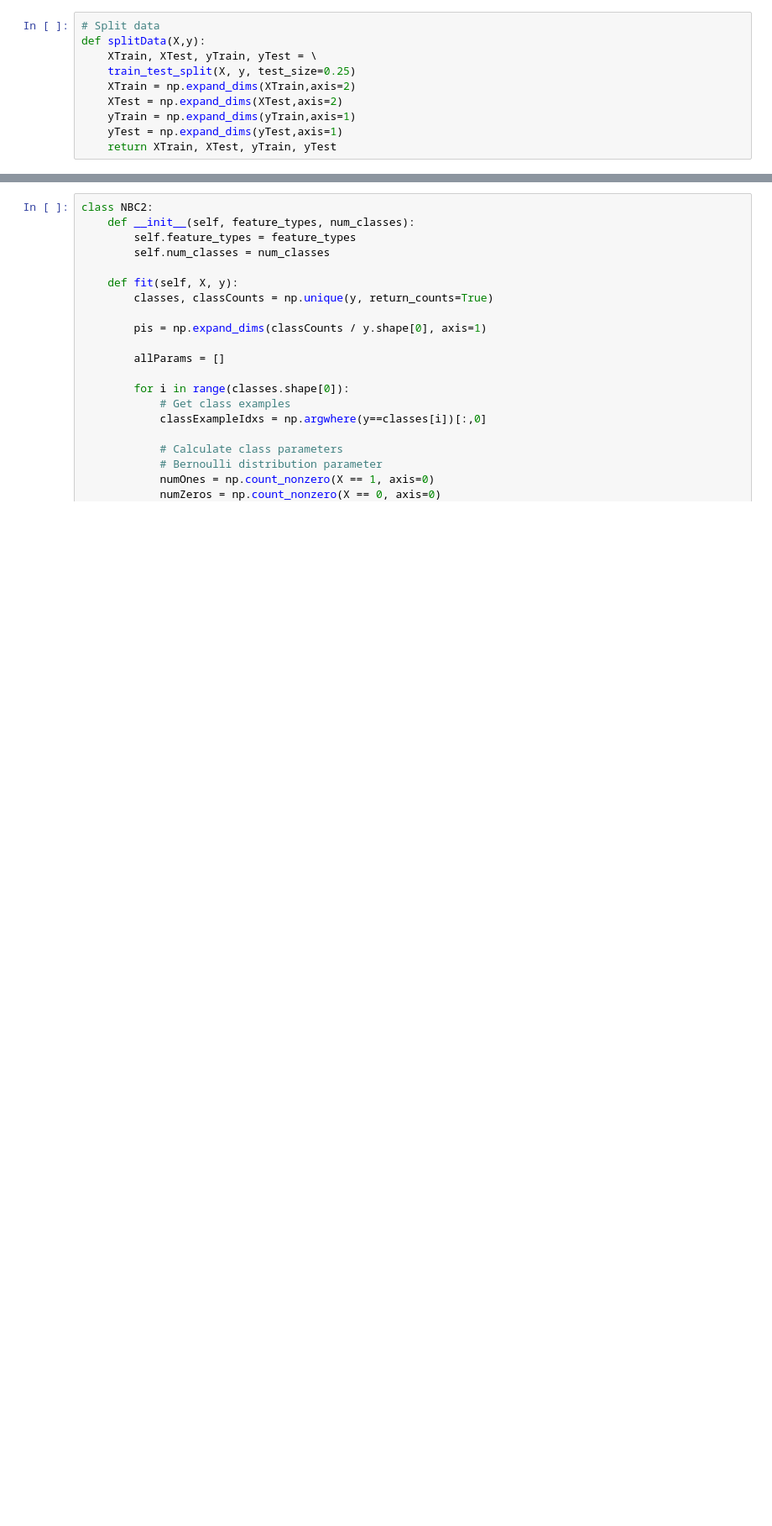
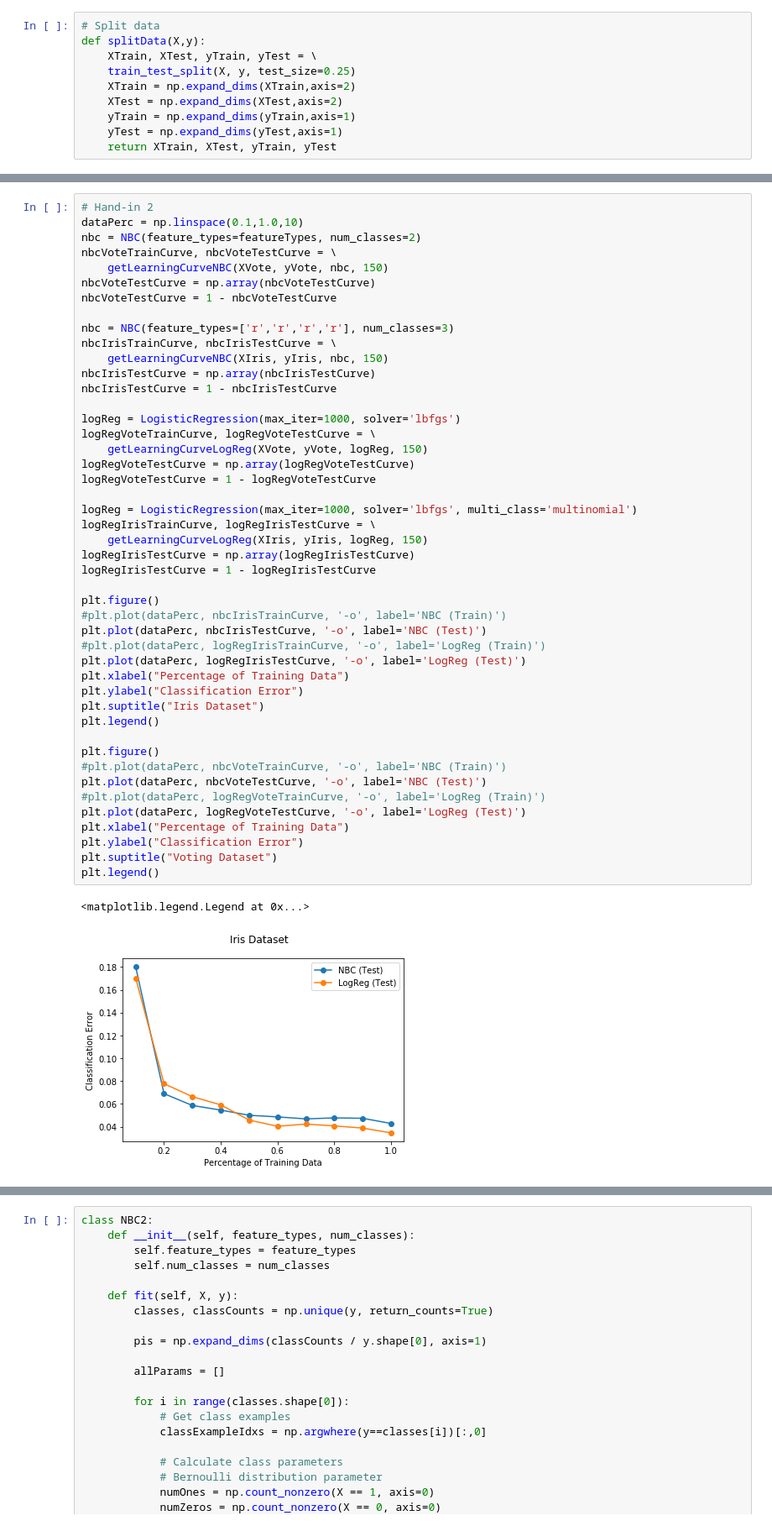
Before and after one commit to ycheng14799/MLPractical2, a Jupyter notebook: NaiveBayesLogisticRegression.ipynb, the cells around one changed output, grey strips where cells are left out. Shown at 84% size. Cells and saved outputs as stored; diff of their text form; blank space fills up the shorter version.

```diff
--- a/NaiveBayesLogisticRegression.ipynb
+++ b/NaiveBayesLogisticRegression.ipynb
@@ -274,0 +227,49 @@ plt.legend()
+# %%
+# Hand-in 2
+dataPerc = np.linspace(0.1,1.0,10)
+nbc = NBC(feature_types=featureTypes, num_classes=2)
+nbcVoteTrainCurve, nbcVoteTestCurve = \
+    getLearningCurveNBC(XVote, yVote, nbc, 150)
+nbcVoteTestCurve = np.array(nbcVoteTestCurve)
+nbcVoteTestCurve = 1 - nbcVoteTestCurve
+
+nbc = NBC(feature_types=['r','r','r','r'], num_classes=3)
+nbcIrisTrainCurve, nbcIrisTestCurve = \
+    getLearningCurveNBC(XIris, yIris, nbc, 150)
+nbcIrisTestCurve = np.array(nbcIrisTestCurve)
+nbcIrisTestCurve = 1 - nbcIrisTestCurve
+
+logReg = LogisticRegression(max_iter=1000, solver='lbfgs')
+logRegVoteTrainCurve, logRegVoteTestCurve = \
+    getLearningCurveLogReg(XVote, yVote, logReg, 150)
+logRegVoteTestCurve = np.array(logRegVoteTestCurve)
+logRegVoteTestCurve = 1 - logRegVoteTestCurve
+
+logReg = LogisticRegression(max_iter=1000, solver='lbfgs', multi_class='multinomial')
+logRegIrisTrainCurve, logRegIrisTestCurve = \
+    getLearningCurveLogReg(XIris, yIris, logReg, 150)
+logRegIrisTestCurve = np.array(logRegIrisTestCurve)
+logRegIrisTestCurve = 1 - logRegIrisTestCurve
+
+plt.figure()
+#plt.plot(dataPerc, nbcIrisTrainCurve, '-o', label='NBC (Train)')
+plt.plot(dataPerc, nbcIrisTestCurve, '-o', label='NBC (Test)')
+#plt.plot(dataPerc, logRegIrisTrainCurve, '-o', label='LogReg (Train)')
+plt.plot(dataPerc, logRegIrisTestCurve, '-o', label='LogReg (Test)')
+plt.xlabel("Percentage of Training Data")
+plt.ylabel("Classification Error")
+plt.suptitle("Iris Dataset")
+plt.legend()
+
+plt.figure()
+#plt.plot(dataPerc, nbcVoteTrainCurve, '-o', label='NBC (Train)')
+plt.plot(dataPerc, nbcVoteTestCurve, '-o', label='NBC (Test)')
+#plt.plot(dataPerc, logRegVoteTrainCurve, '-o', label='LogReg (Train)')
+plt.plot(dataPerc, logRegVoteTestCurve, '-o', label='LogReg (Test)')
+plt.xlabel("Percentage of Training Data")
+plt.ylabel("Classification Error")
+plt.suptitle("Voting Dataset")
+plt.legend()
+# %% [output]
+<matplotlib.legend.Legend at 0x...>
+[figure, added]
```
Also changed, not shown: parts of 9 cells of this notebook, 1 other file.
